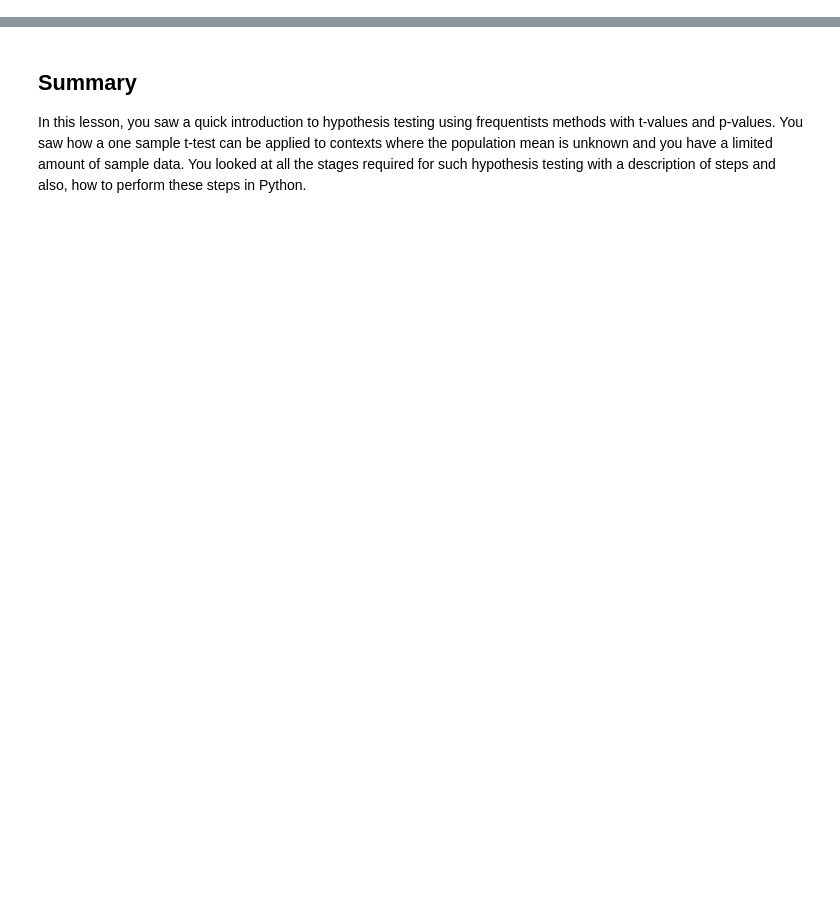
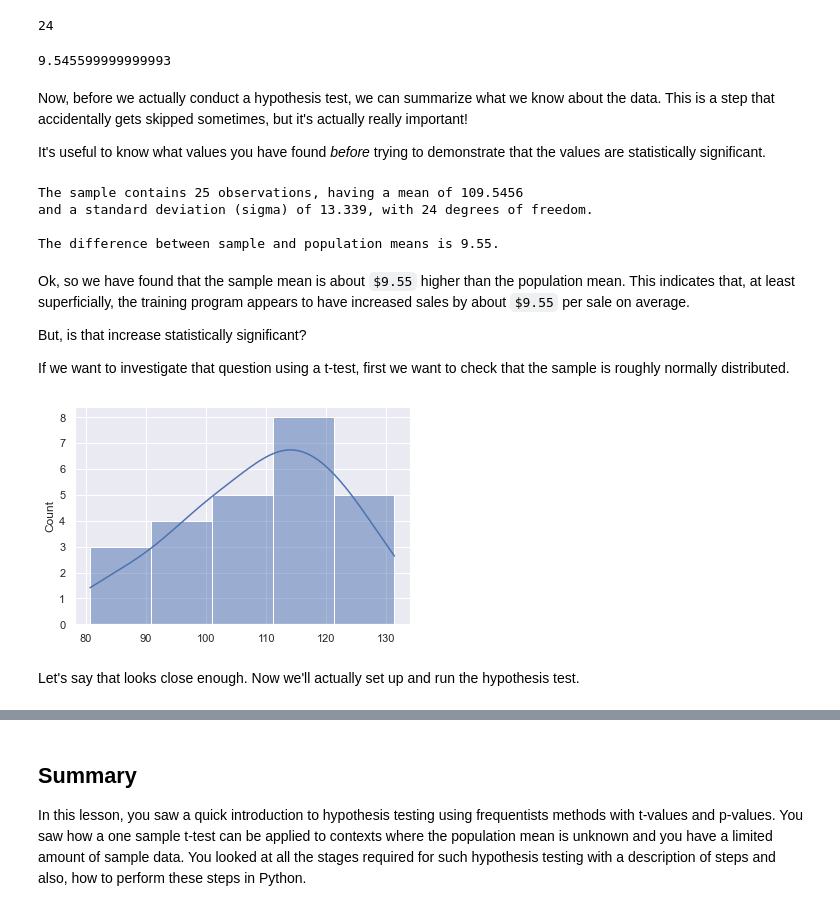
Before and after one commit to learn-co-curriculum/dsc-t-tests, a Jupyter notebook: index.ipynb, the cells around one changed output, grey strips where cells are left out. Cells and saved outputs as stored; diff of their text form; code cells hidden in the pictures; blank space fills up the shorter version.

```diff
--- a/index.ipynb
+++ b/index.ipynb
@@ -142,4 +0,0 @@ Is the sample roughly normally distributed?
-# %%
-sns.set(color_codes=True)
-sns.set(rc={'figure.figsize':(12,10)})
-sns.distplot(sample)
@@ -351,0 +150,47 @@ plt.show()
+# %%
+# Degrees of Freedom
+df = n-1
+df
+# %% [output]
+24
+# %%
+# Difference between sample mean and population mean
+diff = x_bar - mu
+diff
+# %% [output]
+9.545599999999993
+# %% [markdown]
+Now, before we actually conduct a hypothesis test, we can summarize what we know about the data. This is a step that accidentally gets skipped sometimes, but it's actually really important!
+
+It's useful to know what values you have found *before* trying to demonstrate that the values are statistically significant.
+# %%
+# Print the findings
+print(f"""
+The sample contains {n} observations, having a mean of {x_bar}
+and a standard deviation (sigma) of {round(sigma,3)}, with {df} degrees of freedom.
+
+The difference between sample and population means is {round(diff, 2)}.
+""")
+
+# The sample contains 25 observations, having a mean of 109.5456
+# and a standard deviation (sigma) of 13.339, with 24 degrees of freedom.
+
+# The difference between sample and population means is 9.55.
+# %% [output]
+The sample contains 25 observations, having a mean of 109.5456
+and a standard deviation (sigma) of 13.339, with 24 degrees of freedom.
+
+The difference between sample and population means is 9.55.
+# %% [markdown]
+Ok, so we have found that the sample mean is about `$9.55` higher than the population mean. This indicates that, at least superficially, the training program appears to have increased sales by about `$9.55` per sale on average.
+
+But, is that increase statistically significant?
+
+If we want to investigate that question using a t-test, first we want to check that the sample is roughly normally distributed.
+# %%
+sns.set(color_codes=True)
+sns.histplot(sample, kde=True, bins=5);
+# %% [output]
+[figure, added]
+# %% [markdown]
+Let's say that looks close enough. Now we'll actually set up and run the hypothesis test.
```
Also changed, not shown: parts of 59 cells of this notebook, 5 other files.
